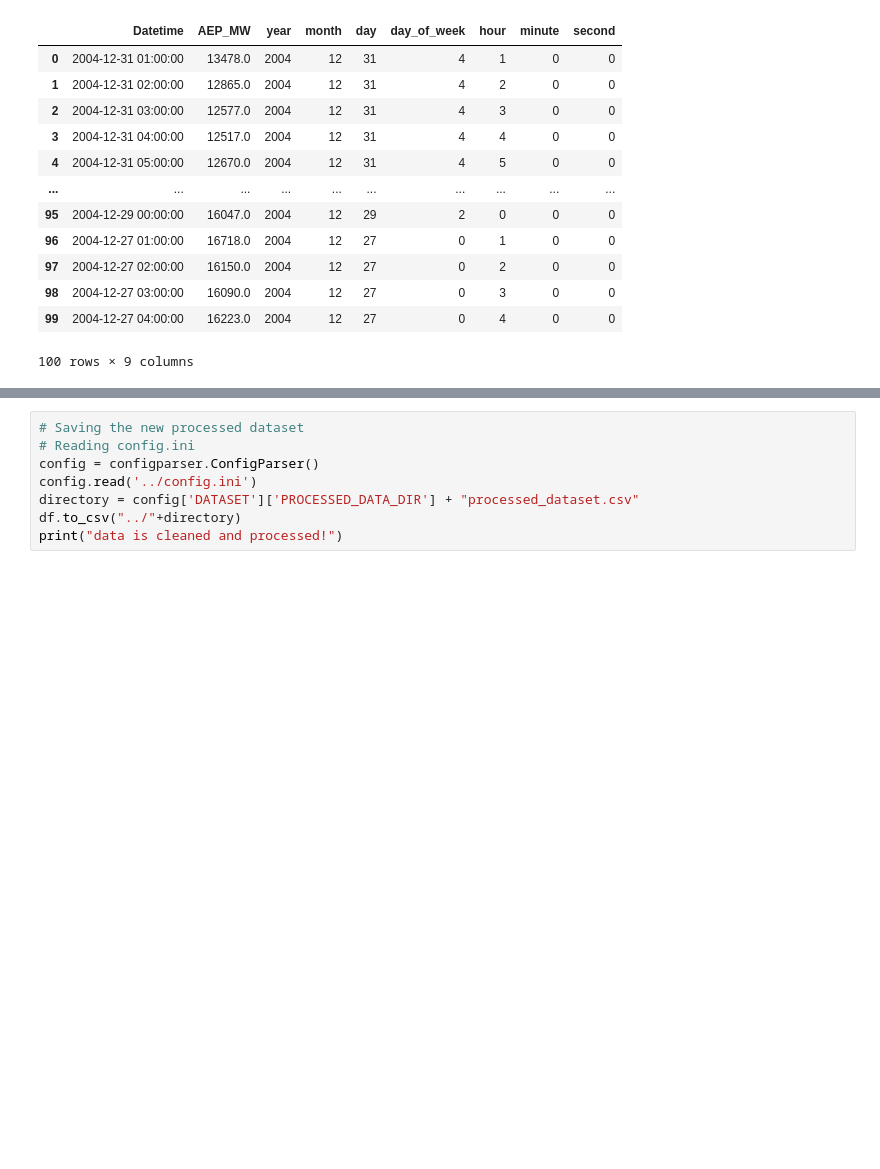
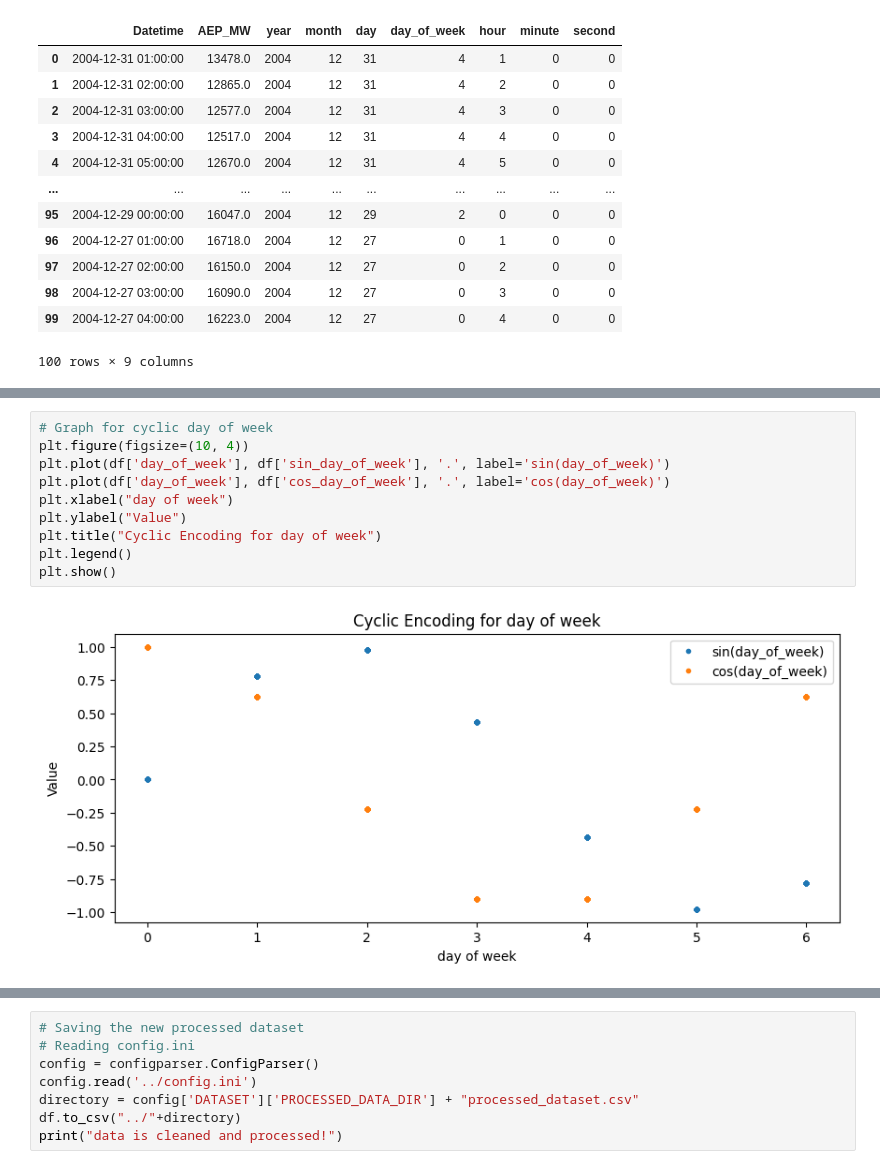
Before and after one commit to iprabhsidhu/Hourly-Electrical-Load-Forecasting, a Jupyter notebook: notebooks/experiment.ipynb, the cells around one changed output, grey strips where cells are left out. Cells and saved outputs as stored; diff of their text form; blank space fills up the shorter version.

```diff
--- a/notebooks/Untitled.ipynb
+++ b/notebooks/experiment.ipynb
@@ -91 +118,13 @@ df.head()
+# %%
+# Graph for cyclic day of week
+plt.figure(figsize=(10, 4))
+plt.plot(df['day_of_week'], df['sin_day_of_week'], '.', label='sin(day_of_week)')
+plt.plot(df['day_of_week'], df['cos_day_of_week'], '.', label='cos(day_of_week)')
+plt.xlabel("day of week")
+plt.ylabel("Value")
+plt.title("Cyclic Encoding for day of week")
+plt.legend()
+plt.show()
+# %% [output]
+[figure, added]
 # %%
```
Also changed, not shown: parts of 12 cells of this notebook, 45 other files.
